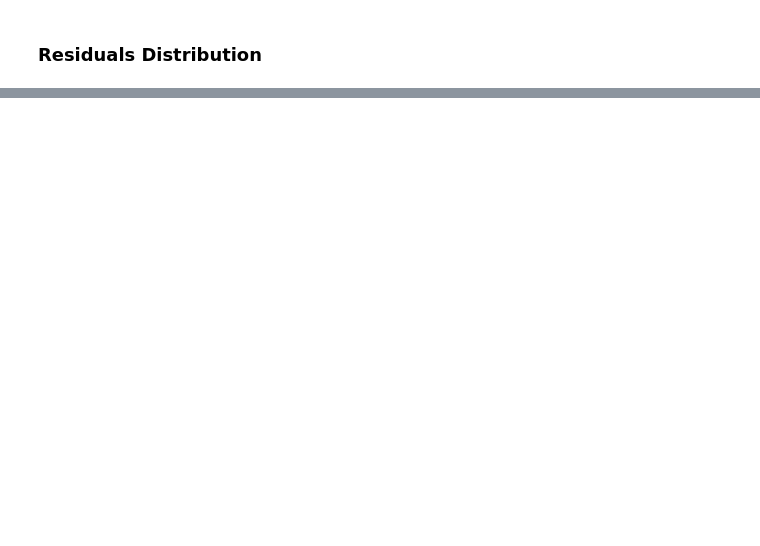
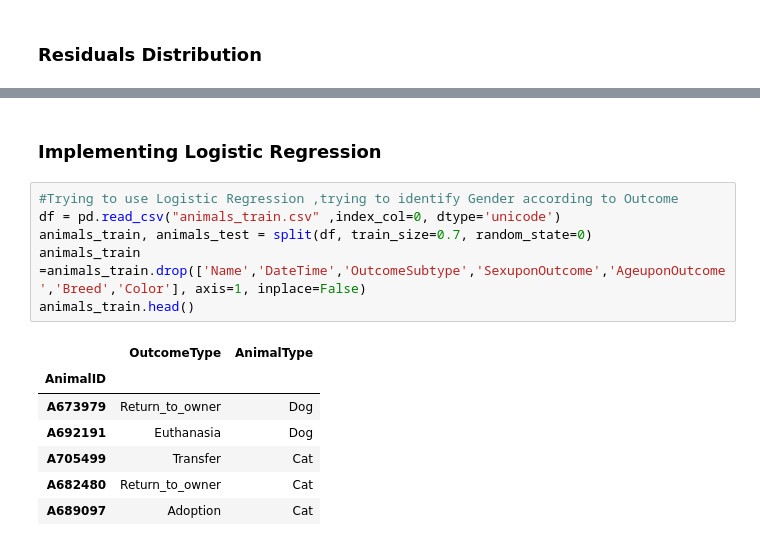
Before and after one commit to Jaket2030/Animals, a Jupyter notebook: shelter_animals_outcome .ipynb, the cells around one changed output, grey strips where cells are left out. Drawn from its saved outputs; the diff is of its cells as text; blank space fills up the shorter version.

```diff
--- a/shelter_animals_outcome .ipynb
+++ b/shelter_animals_outcome .ipynb
@@ -611,0 +656,16 @@ Name: Float_Age, dtype: float32
+# %% [markdown]
+### Implementing Logistic Regression
+# %%
+#Trying to use Logistic Regression ,trying to identify Gender according to Outcome
+df = pd.read_csv("animals_train.csv" ,index_col=0, dtype='unicode')
+animals_train, animals_test = split(df, train_size=0.7, random_state=0)
+animals_train =animals_train.drop(['Name','DateTime','OutcomeSubtype','SexuponOutcome','AgeuponOutcome','Breed','Color'], axis=1, inplace=False)
+animals_train.head()
+# %% [output]
+|  | OutcomeType | AnimalType |
+| AnimalID |  |  |
+| A673979 | Return_to_owner | Dog |
+| A692191 | Euthanasia | Dog |
+| A705499 | Transfer | Cat |
+| A682480 | Return_to_owner | Cat |
+| A689097 | Adoption | Cat |
```
Also changed, not shown: parts of 25 cells of this notebook.
